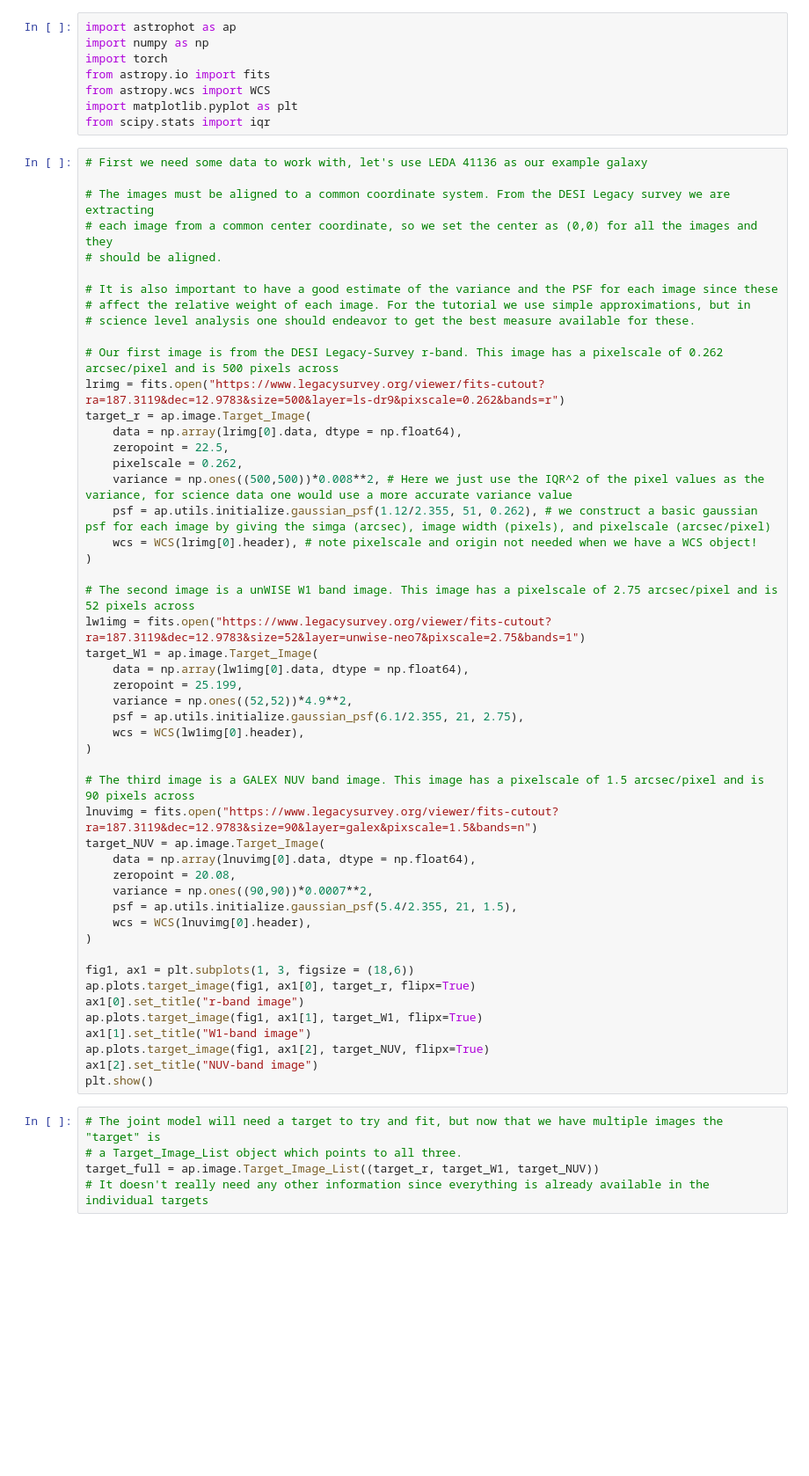
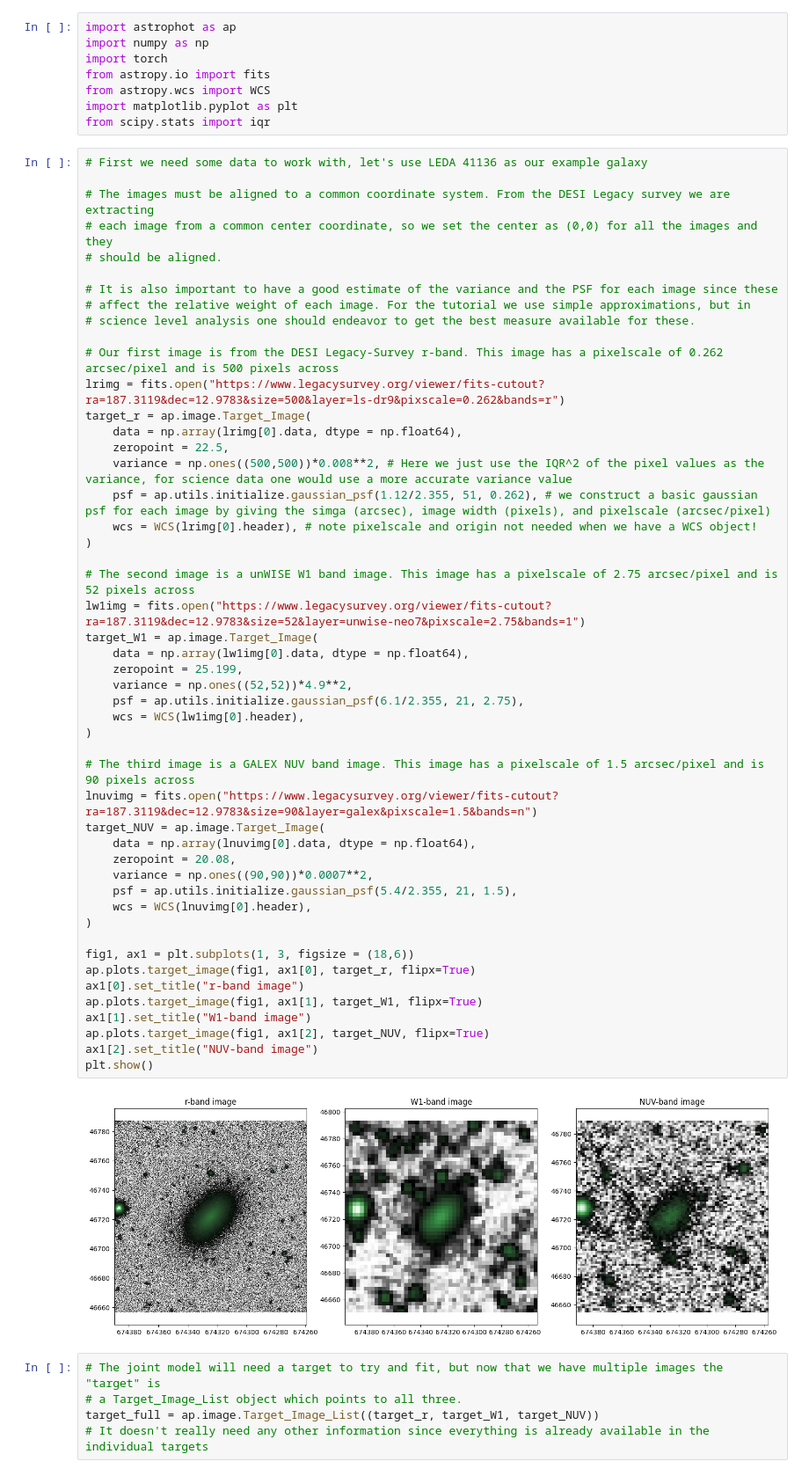
Before and after one commit to Autostronomy/AstroPhot, a Jupyter notebook: docs/tutorials/JointModels.ipynb, the cells around one changed output. Shown at 88% size. Cells and saved outputs as stored; diff of their text form; blank space fills up the shorter version.

```diff
--- a/docs/tutorials/JointModels.ipynb
+++ b/docs/tutorials/JointModels.ipynb
@@ -30,40 +30,41 @@ lrimg = fits.open("https://www.legacysurvey.org/viewer/fits-cutout?ra=187.3119&d
 target_r = ap.image.Target_Image(
     data = np.array(lrimg[0].data, dtype = np.float64),
     zeropoint = 22.5,
-    pixelscale = 0.262,
     variance = np.ones((500,500))*0.008**2, # Here we just use the IQR^2 of the pixel values as the variance, for science data one would use a more accurate variance value
     psf = ap.utils.initialize.gaussian_psf(1.12/2.355, 51, 0.262), # we construct a basic gaussian psf for each image by giving the simga (arcsec), image width (pixels), and pixelscale (arcsec/pixel)
     wcs = WCS(lrimg[0].header), # note pixelscale and origin not needed when we have a WCS object!
 )
 
 # The second image is a unWISE W1 band image. This image has a pixelscale of 2.75 arcsec/pixel and is 52 pixels across
 lw1img = fits.open("https://www.legacysurvey.org/viewer/fits-cutout?ra=187.3119&dec=12.9783&size=52&layer=unwise-neo7&pixscale=2.75&bands=1")
 target_W1 = ap.image.Target_Image(
     data = np.array(lw1img[0].data, dtype = np.float64),
     zeropoint = 25.199,
     variance = np.ones((52,52))*4.9**2,
     psf = ap.utils.initialize.gaussian_psf(6.1/2.355, 21, 2.75),
     wcs = WCS(lw1img[0].header),
 )
 
 # The third image is a GALEX NUV band image. This image has a pixelscale of 1.5 arcsec/pixel and is 90 pixels across
 lnuvimg = fits.open("https://www.legacysurvey.org/viewer/fits-cutout?ra=187.3119&dec=12.9783&size=90&layer=galex&pixscale=1.5&bands=n")
 target_NUV = ap.image.Target_Image(
     data = np.array(lnuvimg[0].data, dtype = np.float64),
     zeropoint = 20.08,
     variance = np.ones((90,90))*0.0007**2,
     psf = ap.utils.initialize.gaussian_psf(5.4/2.355, 21, 1.5),
     wcs = WCS(lnuvimg[0].header),
 )
 
 fig1, ax1 = plt.subplots(1, 3, figsize = (18,6))
 ap.plots.target_image(fig1, ax1[0], target_r, flipx=True)
 ax1[0].set_title("r-band image")
 ap.plots.target_image(fig1, ax1[1], target_W1, flipx=True)
 ax1[1].set_title("W1-band image")
 ap.plots.target_image(fig1, ax1[2], target_NUV, flipx=True)
 ax1[2].set_title("NUV-band image")
 plt.show()
+# %% [output]
+[figure, added]
 # %%
 # The joint model will need a target to try and fit, but now that we have multiple images the "target" is
 # a Target_Image_List object which points to all three.
```
Also changed, not shown: parts of 9 cells of this notebook, 16 other files.
